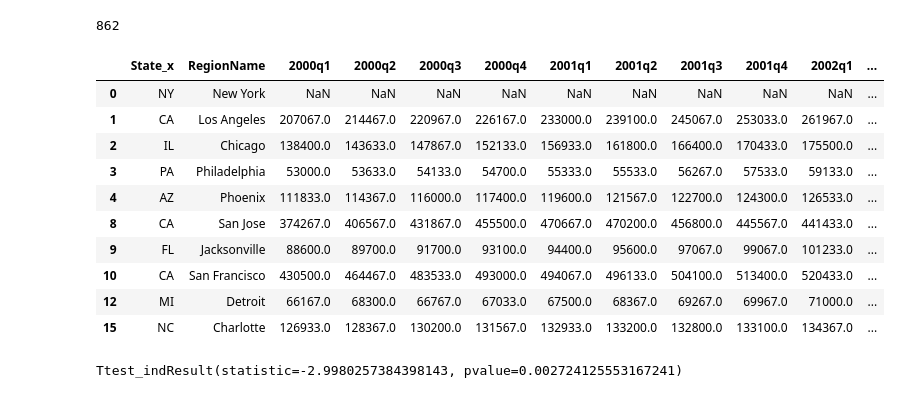
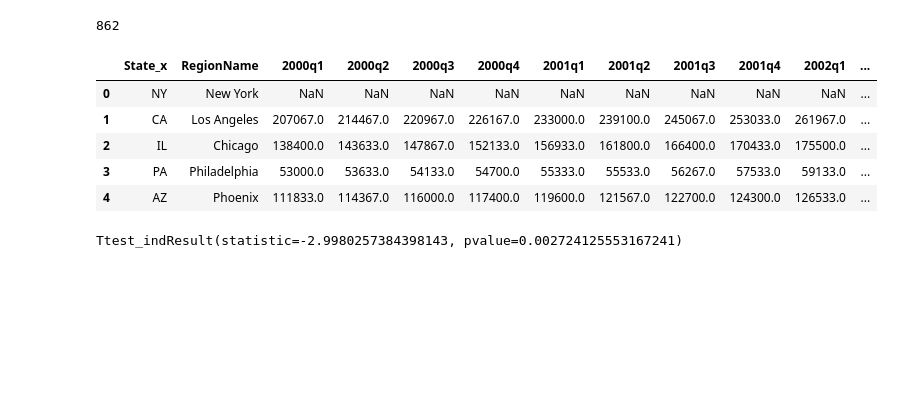
Before and after one commit to lfcbenson/hypothesis_test, a Jupyter notebook: HypothesisTesting_Recession.ipynb, the cells around one changed output. Saved outputs shown, nothing was run; the diff lists cells and outputs as text; code cells hidden in the pictures; blank space fills up the shorter version.

```diff
--- a/HypothesisTesting_Recession.ipynb
+++ b/HypothesisTesting_Recession.ipynb
@@ -547,19 +512,14 @@ non_univtowns_medianprice['recession_difference'].isnull().sum()
 # %% [output]
 862
 # %%
-non_univtowns_medianprice.head(10)
+non_univtowns_medianprice.head()
 # %% [output]
 |  | State_x | RegionName | 2000q1 | 2000q2 | 2000q3 | 2000q4 | 2001q1 | 2001q2 | 2001q3 | 2001q4 | 2002q1 | ... |
 | 0 | NY | New York | NaN | NaN | NaN | NaN | NaN | NaN | NaN | NaN | NaN | ... |
 | 1 | CA | Los Angeles | 207067.0 | 214467.0 | 220967.0 | 226167.0 | 233000.0 | 239100.0 | 245067.0 | 253033.0 | 261967.0 | ... |
 | 2 | IL | Chicago | 138400.0 | 143633.0 | 147867.0 | 152133.0 | 156933.0 | 161800.0 | 166400.0 | 170433.0 | 175500.0 | ... |
 | 3 | PA | Philadelphia | 53000.0 | 53633.0 | 54133.0 | 54700.0 | 55333.0 | 55533.0 | 56267.0 | 57533.0 | 59133.0 | ... |
 | 4 | AZ | Phoenix | 111833.0 | 114367.0 | 116000.0 | 117400.0 | 119600.0 | 121567.0 | 122700.0 | 124300.0 | 126533.0 | ... |
-| 8 | CA | San Jose | 374267.0 | 406567.0 | 431867.0 | 455500.0 | 470667.0 | 470200.0 | 456800.0 | 445567.0 | 441433.0 | ... |
-| 9 | FL | Jacksonville | 88600.0 | 89700.0 | 91700.0 | 93100.0 | 94400.0 | 95600.0 | 97067.0 | 99067.0 | 101233.0 | ... |
-| 10 | CA | San Francisco | 430500.0 | 464467.0 | 483533.0 | 493000.0 | 494067.0 | 496133.0 | 504100.0 | 513400.0 | 520433.0 | ... |
-| 12 | MI | Detroit | 66167.0 | 68300.0 | 66767.0 | 67033.0 | 67500.0 | 68367.0 | 69267.0 | 69967.0 | 71000.0 | ... |
-| 15 | NC | Charlotte | 126933.0 | 128367.0 | 130200.0 | 131567.0 | 132933.0 | 133200.0 | 132800.0 | 133100.0 | 134367.0 | ... |
 # %%
 from scipy import stats
 # %%
```
Also changed, not shown: parts of 6 cells of this notebook.
